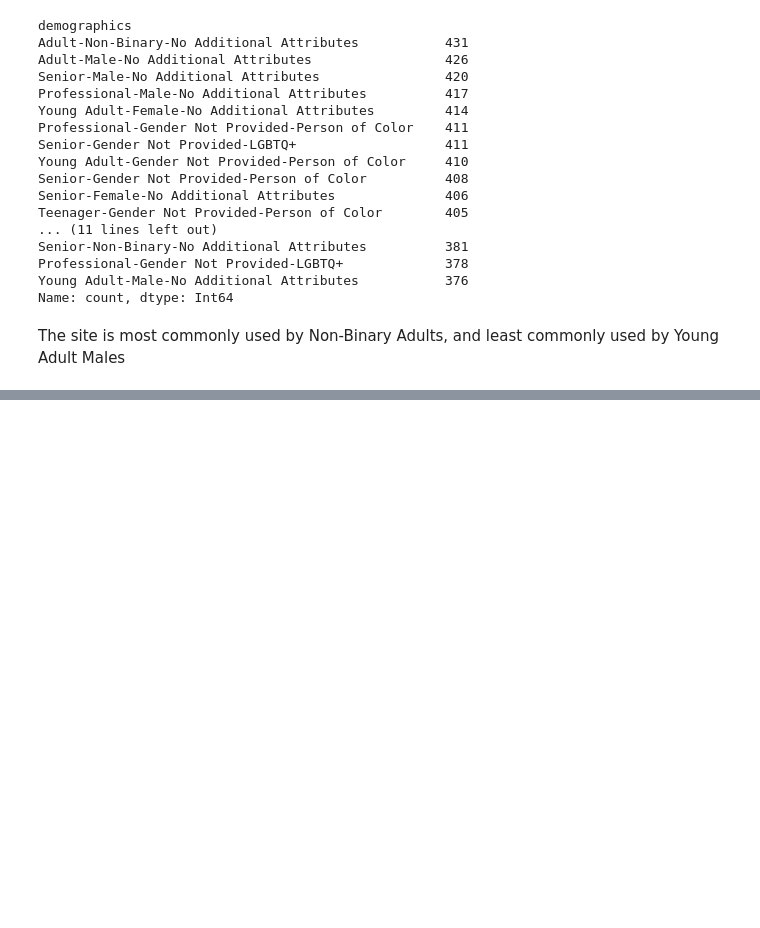
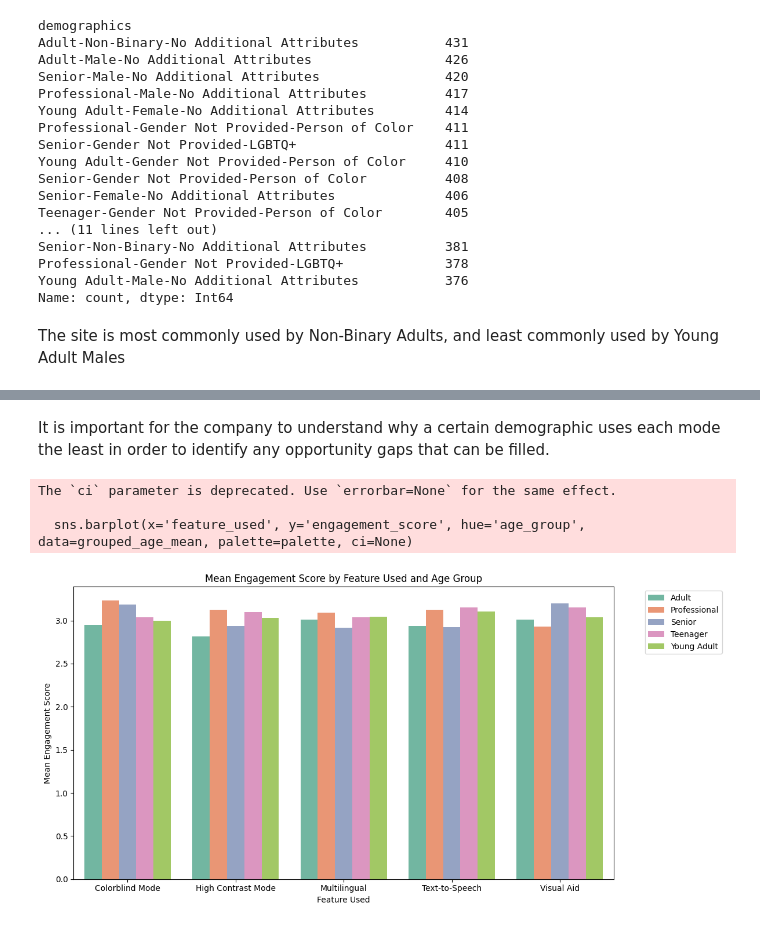
Before and after one commit to adesina923/HackDiversityDataInterviewChallenge-AdesinaAdeniran, a Jupyter notebook: AA_Hack_Diversity_Data_Interview_Product_Inclusion_Analysis_Challenge.ipynb, the cells around one changed output, grey strips where cells are left out. Cells and saved outputs as stored; diff of their text form; code cells hidden in the pictures; blank space fills up the shorter version.

```diff
--- a/AA_Hack_Diversity_Data_Interview_Product_Inclusion_Analysis_Challenge.ipynb
+++ b/AA_Hack_Diversity_Data_Interview_Product_Inclusion_Analysis_Challenge.ipynb
@@ -225,0 +397,17 @@ The site is most commonly used by Non-Binary Adults, and least commonly used by
+# %% [markdown]
+It is important for the company to understand why a certain demographic uses each mode the least in order to identify any opportunity gaps that can be filled.
+# %%
+grouped_age_mean = df.groupby(['feature_used', 'age_group'])['engagement_score'].mean().reset_index()
+plt.figure(figsize=(12, 6))
+sns.barplot(x='feature_used', y='engagement_score', hue='age_group', data=grouped_age_mean, palette=palette, ci=None)
+plt.title('Mean Engagement Score by Feature Used and Age Group')
+plt.xlabel('Feature Used')
+plt.ylabel('Mean Engagement Score')
+plt.legend(bbox_to_anchor=(1.05, 1), loc='upper left')
+plt.tight_layout()
+plt.show()
+# %% [output]
+The `ci` parameter is deprecated. Use `errorbar=None` for the same effect.
+
+  sns.barplot(x='feature_used', y='engagement_score', hue='age_group', data=grouped_age_mean, palette=palette, ci=None)
+[figure, added]
```
Also changed, not shown: parts of 20 cells of this notebook.
